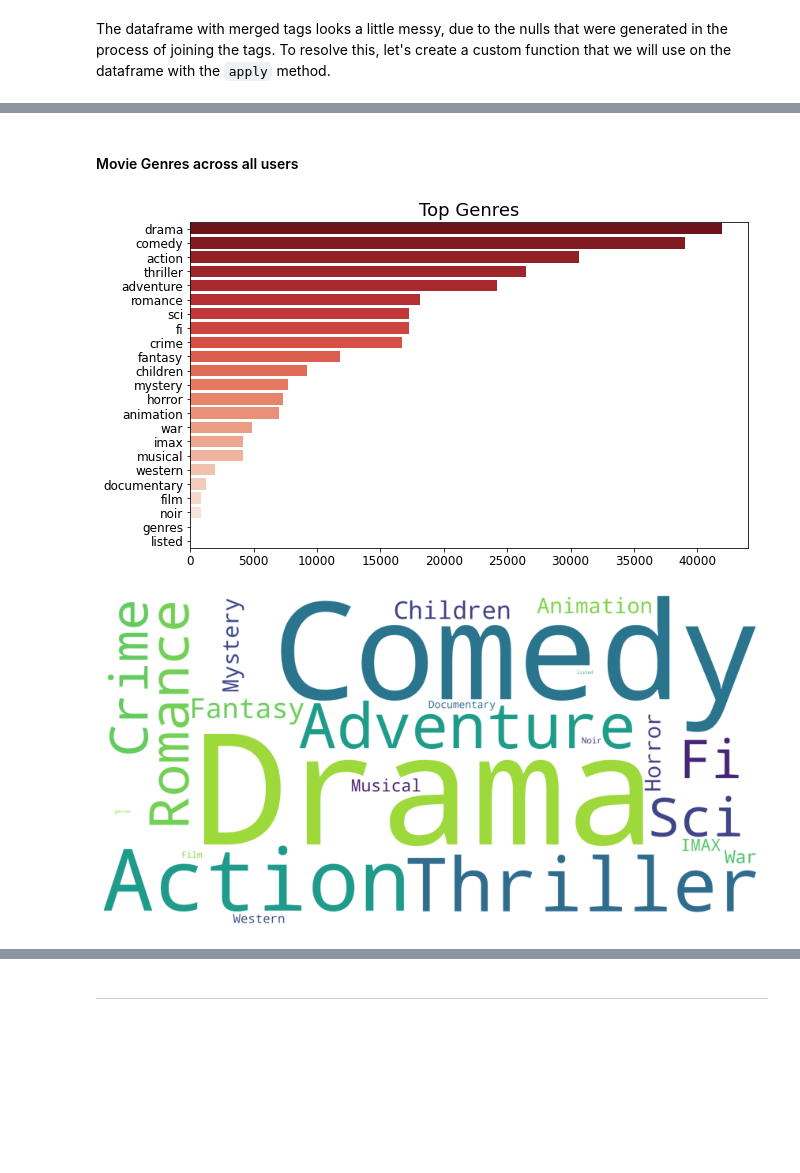
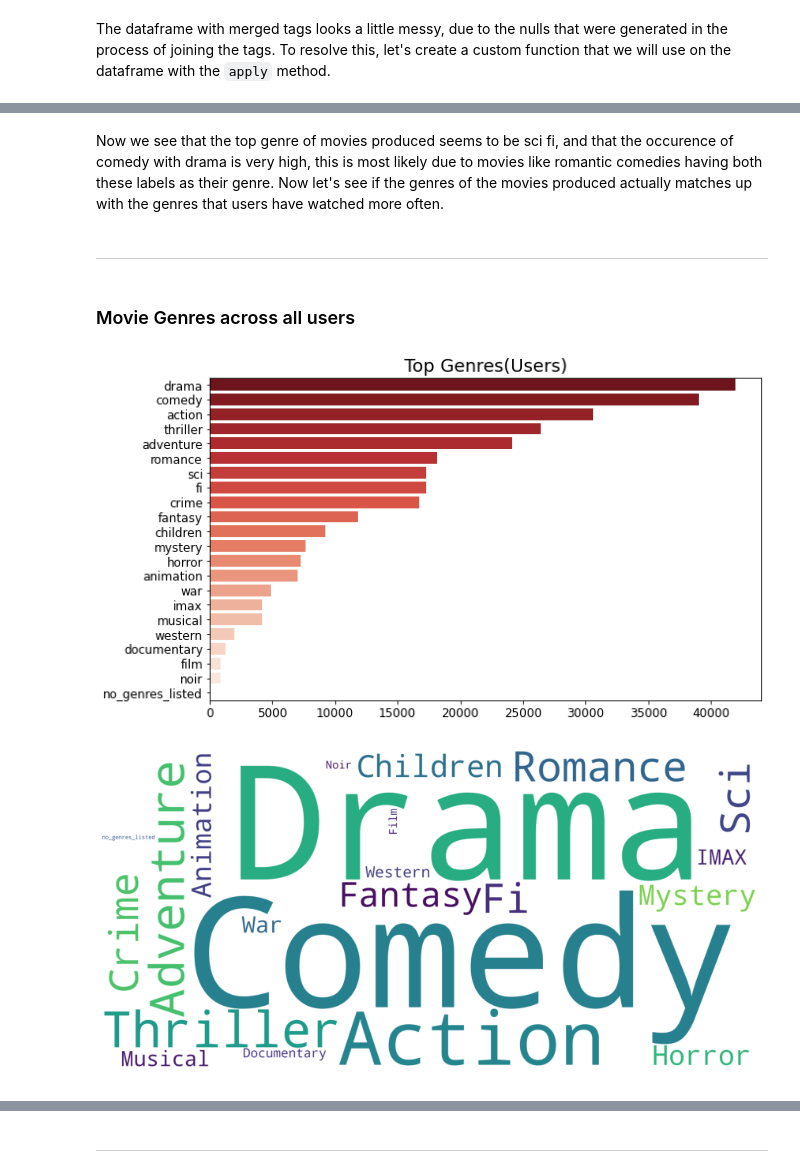
Before and after one commit to sujayjangam/Movie-Recommender-System, a Jupyter notebook: 1_Data_Exploration_and_EDA.ipynb, the cells around one changed output, grey strips where cells are left out. Drawn from its saved outputs; the diff is of its cells as text; code cells hidden in the pictures; blank space fills up the shorter version.

```diff
--- a/1_Data_Exploration_and_EDA.ipynb
+++ b/1_Data_Exploration_and_EDA.ipynb
@@ -163,5 +269,8 @@ First let's replace the '|' in our `genre` columns so that we can use it in our
 # %%
 movies['genres'] = movies['genres'].map(lambda x: x.replace('|', ' '))
+movies['genres'] = movies['genres'].map(lambda x: 'no_genres_listed'
+                                        if x == '(no genres listed)'
+                                        else x)
 # %% [markdown]
 With this done, let's move on to exploratory data analyis.
 # %% [markdown]
@@ -280,7 +554,7 @@ def plot_top_words(df, col, n, n_gram_range, title, palette='tab10'):
     ngrams, title of chart and the color palette for chart"""
 
     def get_top_n_words(corpus, n=n, k=n_gram_range):
-        """internal function that retruns top n words"""
+        """internal function that returns top n words"""
 
         # countvectorizer to vectorize words in column
         vec = CountVectorizer(ngram_range=(k,k), stop_words='english').fit(corpus)
@@ -327,10 +612,16 @@ plot_wordcloud(movies, 'genres', 'Black')
+# %% [markdown]
+Now we see that the top genre of movies produced seems to be sci fi, and that the occurence of comedy with drama is very high, this is most likely due to movies like romantic comedies having both these labels as their genre. Now let's see if the genres of the movies produced actually matches up with the genres that users have watched more often.
+# %% [markdown]
+---
 # %% [markdown]
-#### Movie Genres across all users
+### Movie Genres across all users
 # %%
-plot_top_words(df, 'genres', 30, 1, 'Top Genres', 'Reds_r')
+# plotting top unigrams across all users
+plot_top_words(df, 'genres', 30, 1, 'Top Genres(Users)', 'Reds_r')
 # %% [output]
-[figure, old version]
+[figure, new version]
 # %%
+# plotting top unigrams across all users in a wordcloud
 plot_wordcloud(df, 'genres', 'White')
 # %% [output]
-[figure, old version]
+[figure, new version]
```
Also changed, not shown: parts of 118 cells of this notebook.
